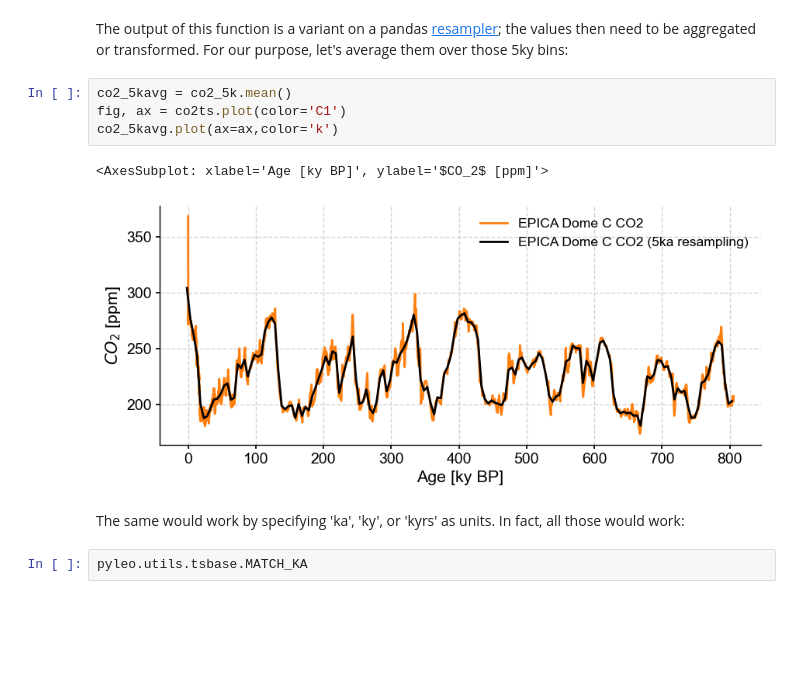
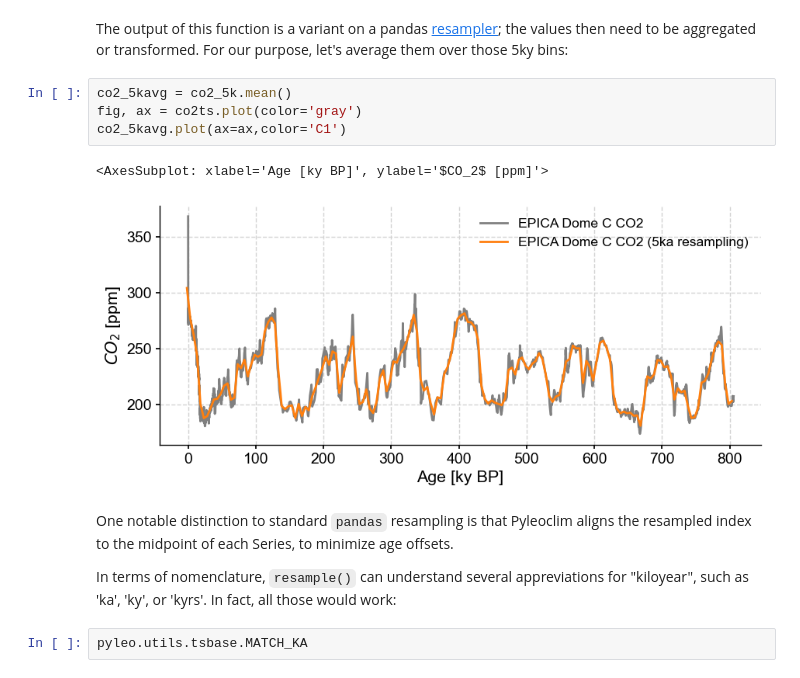
Before and after one commit to LinkedEarth/paleoPandas, a Jupyter notebook: notebooks/Paleopandas Playground.ipynb, the cells around one changed output. Saved outputs shown, nothing was run; the diff lists cells and outputs as text; blank space fills up the shorter version.

```diff
--- a/notebooks/Paleopandas Playground.ipynb
+++ b/notebooks/Paleopandas Playground.ipynb
@@ -329,13 +329,15 @@ pyleoclim.core.series.SeriesResampler
 The output of this function is a variant on a pandas [resampler](https://pandas.pydata.org/docs/reference/resampling.html); the values then need to be aggregated or transformed. For our purpose, let's average them over those 5ky bins:
 # %%
 co2_5kavg = co2_5k.mean()
-fig, ax = co2ts.plot(color='C1')
-co2_5kavg.plot(ax=ax,color='k')
+fig, ax = co2ts.plot(color='gray')
+co2_5kavg.plot(ax=ax,color='C1')
 # %% [output]
 <AxesSubplot: xlabel='Age [ky BP]', ylabel='$CO_2$ [ppm]'>
-[figure, old version]
+[figure, new version]
 # %% [markdown]
-The same would work by specifying 'ka', 'ky', or 'kyrs' as units. In fact, all those would work:
+One notable distinction to standard `pandas` resampling is that Pyleoclim aligns the resampled index to the midpoint of each Series, to minimize age offsets.
+
+In terms of nomenclature, `resample()` can understand several appreviations for "kiloyear", such as 'ka', 'ky', or 'kyrs'. In fact, all those would work:
 # %%
 pyleo.utils.tsbase.MATCH_KA
 # %% [output]
```
Also changed, not shown: parts of 33 cells of this notebook, 1 other file.
